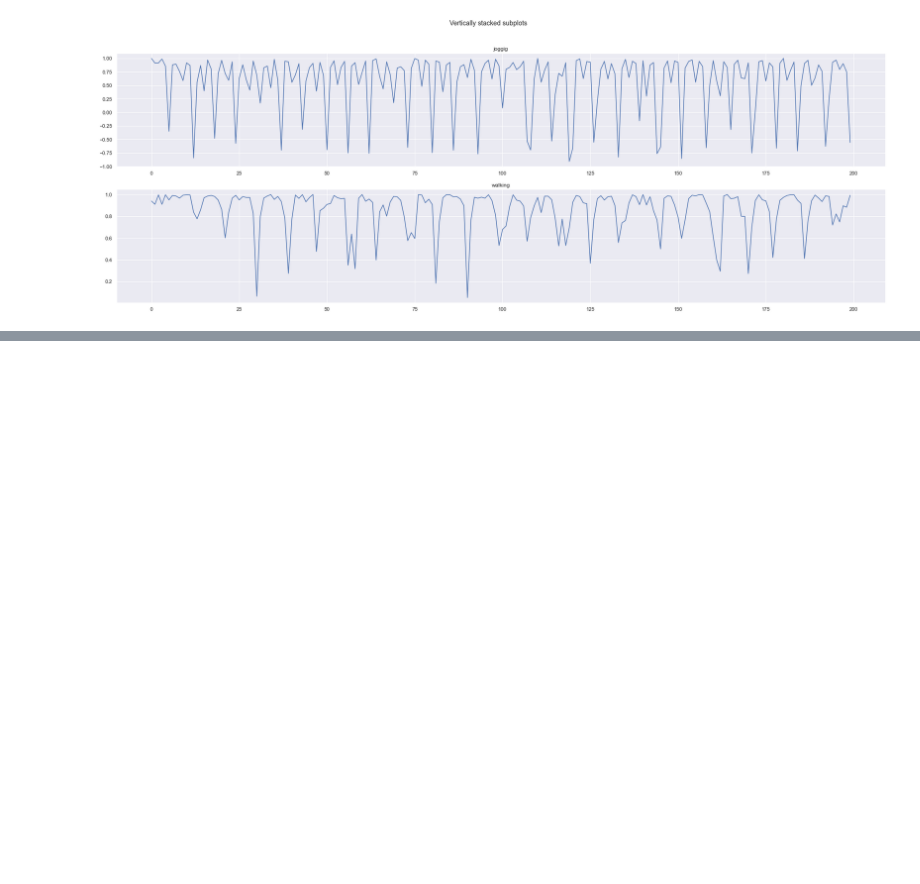
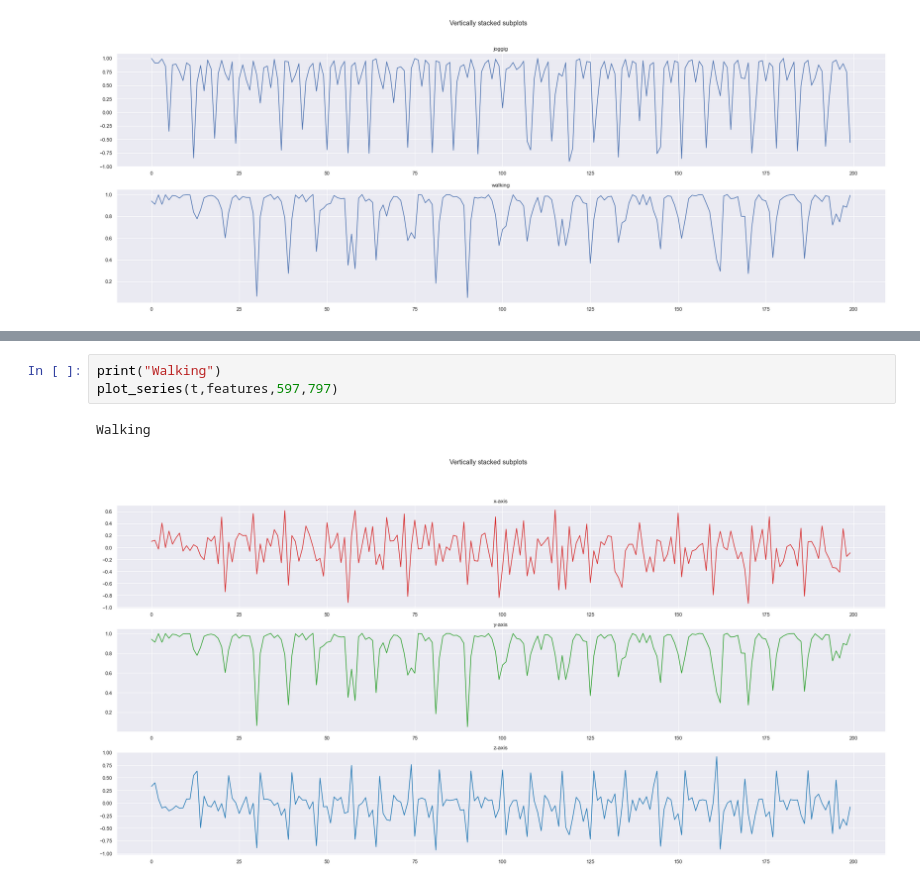
Before and after one commit to AkhilVinayakp/HAR_LSTM_CNN, a Jupyter notebook: preprocessing.ipynb, the cells around one changed output, grey strips where cells are left out. Drawn from its saved outputs; the diff is of its cells as text; blank space fills up the shorter version.

```diff
--- a/preprocessing.ipynb
+++ b/preprocessing.ipynb
@@ -194,0 +215,6 @@ Text(0.5, 1.0, 'walking')
+# %%
+print("Walking")
+plot_series(t,features,597,797)
+# %% [output]
+Walking
+[figure, added]
```
Also changed, not shown: parts of 2 cells of this notebook.
